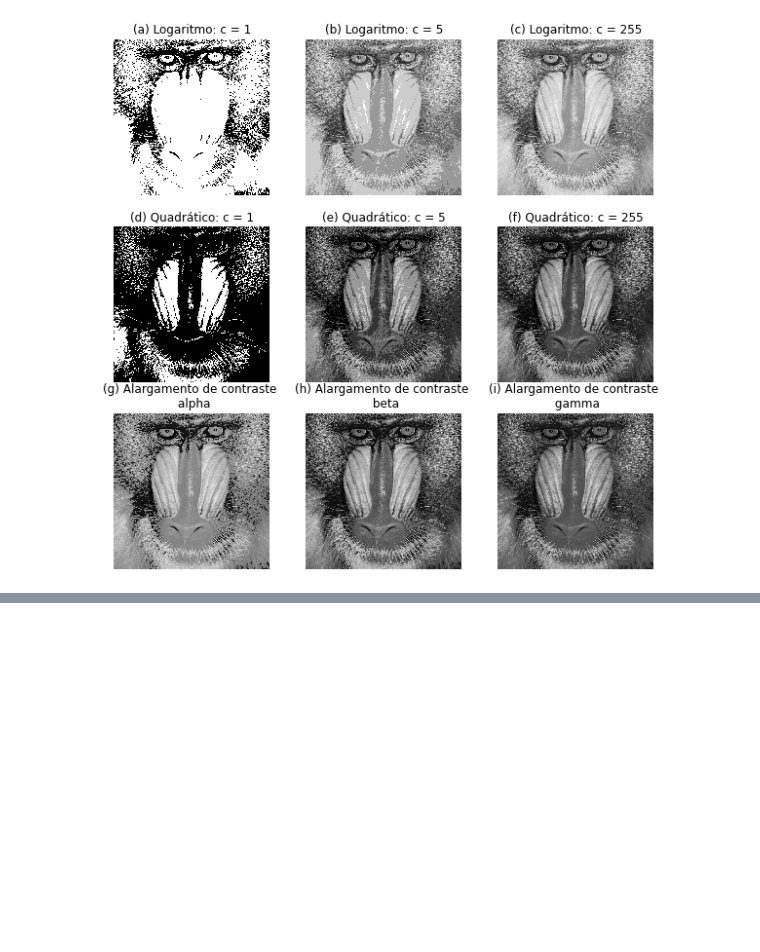
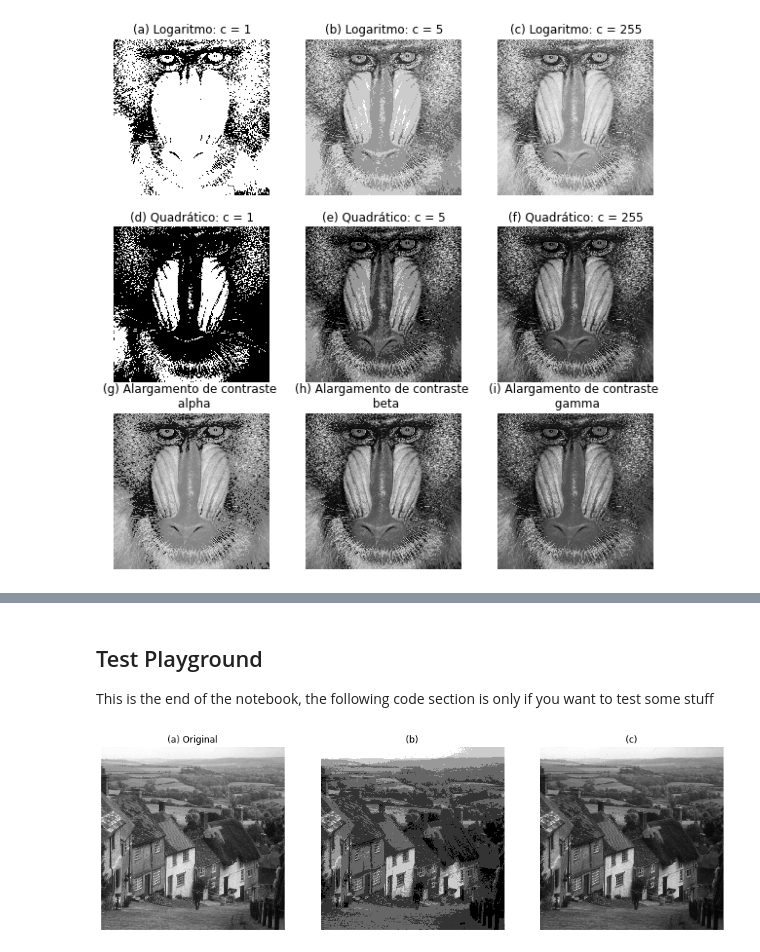
Before and after one commit to danielferragut/mc920-image-processing, a Jupyter notebook: project1/project.ipynb, the cells around one changed output, grey strips where cells are left out. Drawn from its saved outputs; the diff is of its cells as text; code cells hidden in the pictures; blank space fills up the shorter version.

```diff
--- a/project1/project.ipynb
+++ b/project1/project.ipynb
@@ -333,0 +363,31 @@ imgplot = plt.imshow(transform_exp(img_cells, c=2000), cmap='gray')
+# %% [markdown]
+## Test Playground
+This is the end of the notebook, the following code section is only if you want to test some stuff
+# %%
+img = io.imread('png_images/city.png')
+img_mid_c = transform_exp(img, c=5)
+img_high_c = transform_exp(img, c=255)
+
+fig1 = plt.figure(figsize=[15,15])
+
+ax1 = fig1.add_subplot(1,3,1)
+ax1.imshow(img, interpolation='none', cmap='gray')
+ax1.set_title('(a) Original')
+plt.axis('off')
+
+
+ax2 = fig1.add_subplot(1,3,2)
+ax2.imshow(img_mid_c, interpolation='none', cmap='gray')
+ax2.set_title('(b)')
+plt.axis('off')
+
+
+ax3 = fig1.add_subplot(1,3,3)
+ax3.imshow(img_high_c, interpolation='none', cmap='gray')
+ax3.set_title('(c)')
+plt.axis('off')
+
+
+fig1.savefig('results/cells.png')
+# %% [output]
+[figure, added]
```
Also changed, not shown: parts of 6 cells of this notebook, 4 other files.
